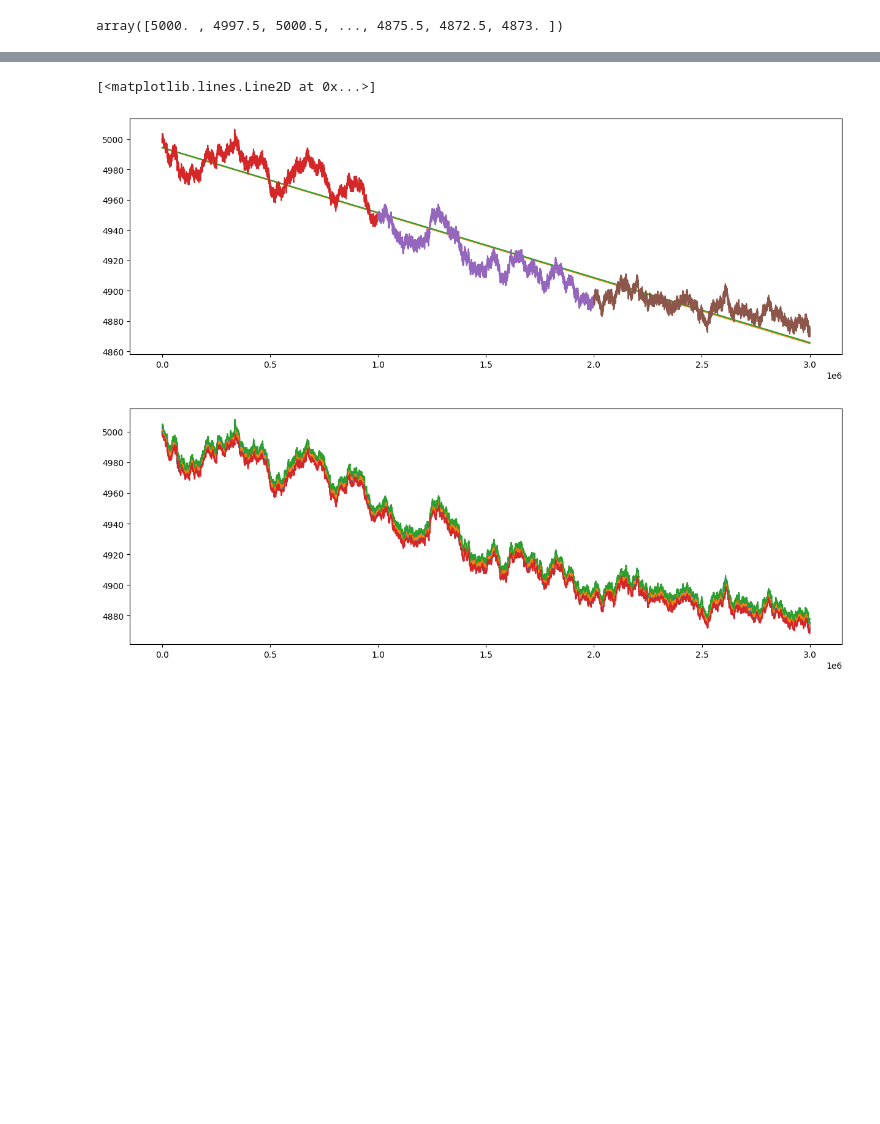
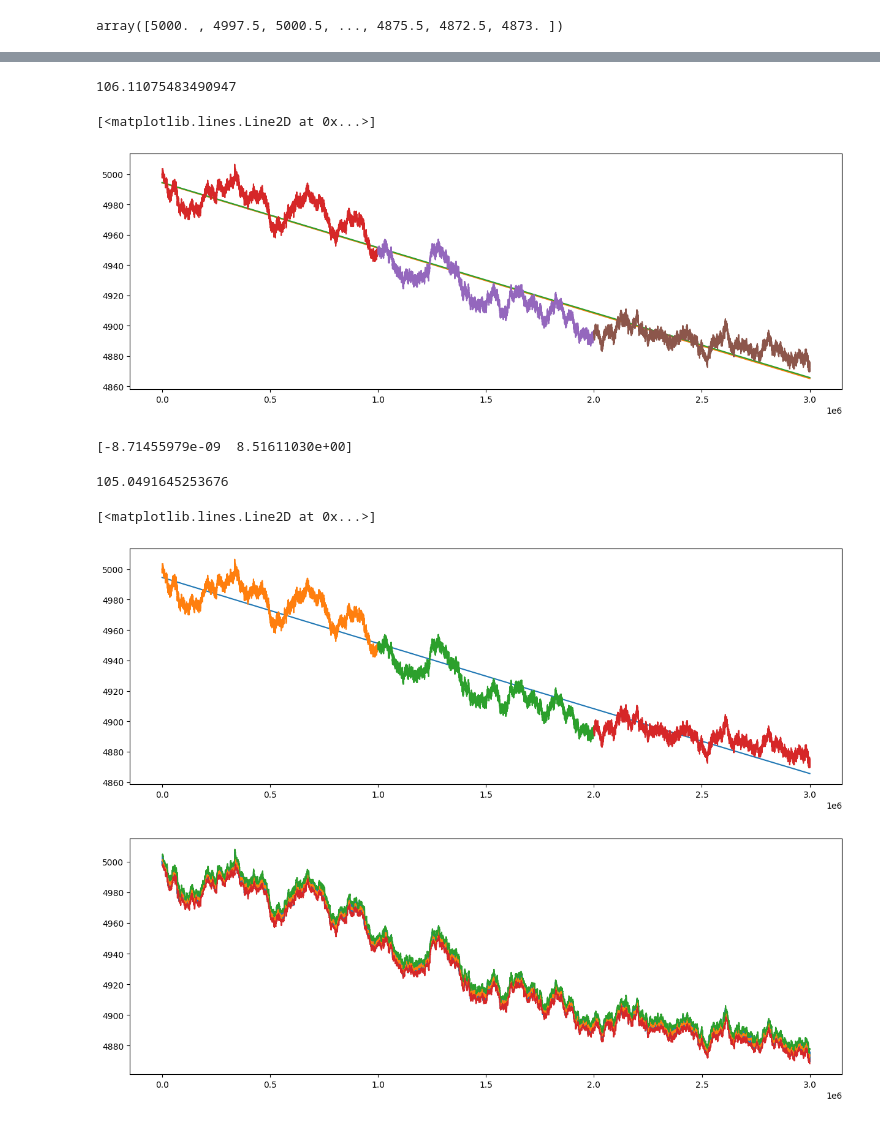
Before and after one commit to kzqiu/imc-2023, a Jupyter notebook: round1/data.ipynb, the cells around one changed output, grey strips where cells are left out. Saved outputs shown, nothing was run; the diff lists cells and outputs as text; code cells hidden in the pictures; blank space fills up the shorter version.

```diff
--- a/round1/data.ipynb
+++ b/round1/data.ipynb
@@ -108,6 +112,10 @@ print(reg.intercept)
 # %%
 plt.figure(figsize=(15, 5))
 x = np.arange(0, 3000000, 1)
+p_lin = reg.intercept + reg.slope * np.arange(0, 3000000, 100)
+mse = np.sum(np.power(p_lin - bananas, 2)) / 30000
+
+print(mse)
 plt.plot(x, reg.intercept + reg.slope * x)
 plt.plot(x, reg.intercept - reg.intercept_stderr + (reg.slope - reg.stderr) * x)
 plt.plot(x, reg.intercept + reg.intercept_stderr + (reg.slope + reg.stderr) * x)
@@ -115,8 +123,31 @@ plt.plot(np.arange(0, 1000000, 100), dn2_b['mid_price'])
 plt.plot(np.arange(1000000, 2000000, 100), dn1_b['mid_price'])
 plt.plot(np.arange(2000000, 3000000, 100), d0_b['mid_price'])
 # %% [output]
-[<matplotlib.lines.Line2D at 0x...>]
+106.11075483490947
+[<matplotlib.lines.Line2D at 0x...>]
 [figure]
+# %%
+fit = np.polyfit(np.arange(0, 3000000, 100), np.log(bananas), 1)
+print(fit)
+# %% [output]
+[-8.71455979e-09  8.51611030e+00]
+# %%
+pred = math.e**(fit[1] + fit[0] * x)
+pred_e = math.e**(fit[1] + fit[0] * np.arange(0, 3000000, 100))
+
+mse = np.sum(np.power(pred_e - bananas, 2))
+
+print(mse / 30000)
+
+plt.figure(figsize=(15, 5))
+plt.plot(x, pred)
+plt.plot(np.arange(0, 1000000, 100), dn2_b['mid_price'])
+plt.plot(np.arange(1000000, 2000000, 100), dn1_b['mid_price'])
+plt.plot(np.arange(2000000, 3000000, 100), d0_b['mid_price'])
+# %% [output]
+105.0491645253676
+[<matplotlib.lines.Line2D at 0x...>]
+[figure, added]
 # %%
 df = pd.DataFrame(bananas, columns=['mid_price'])
 
```
Also changed, not shown: parts of 9 cells of this notebook, 3 other files.
